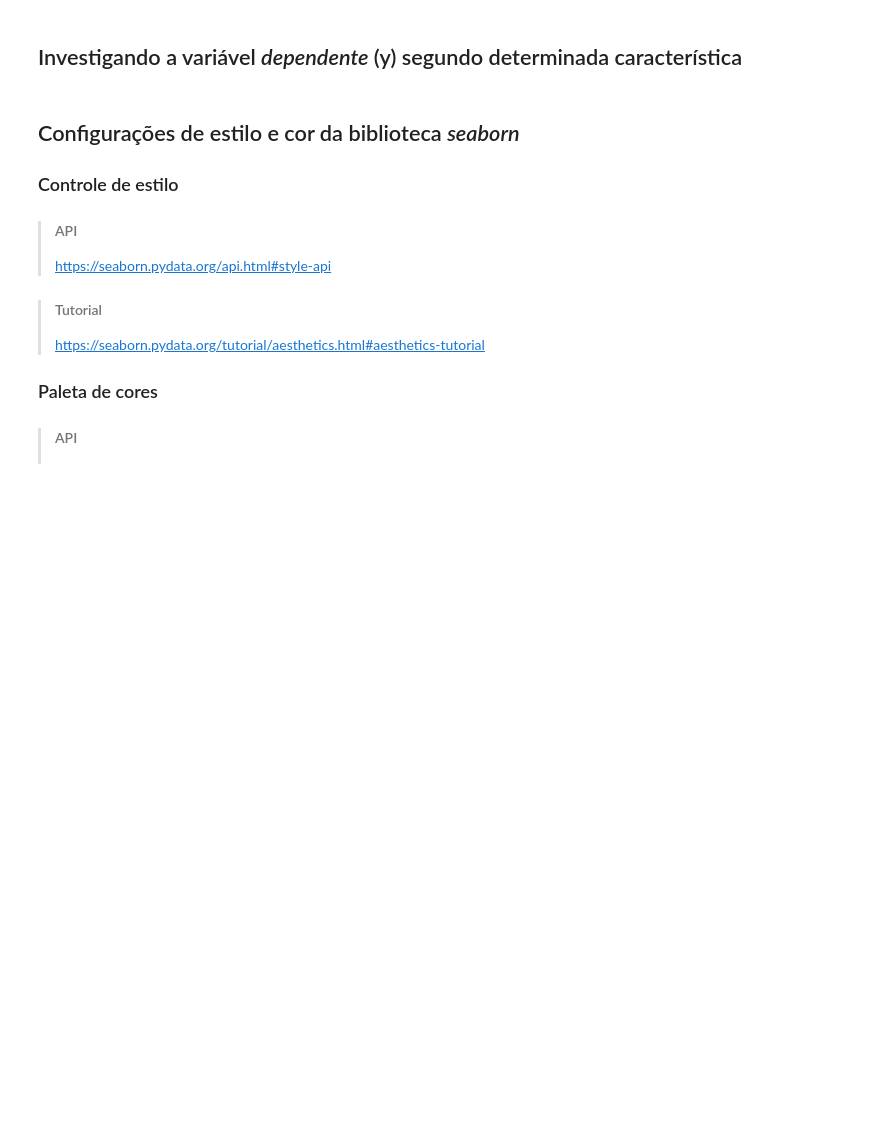
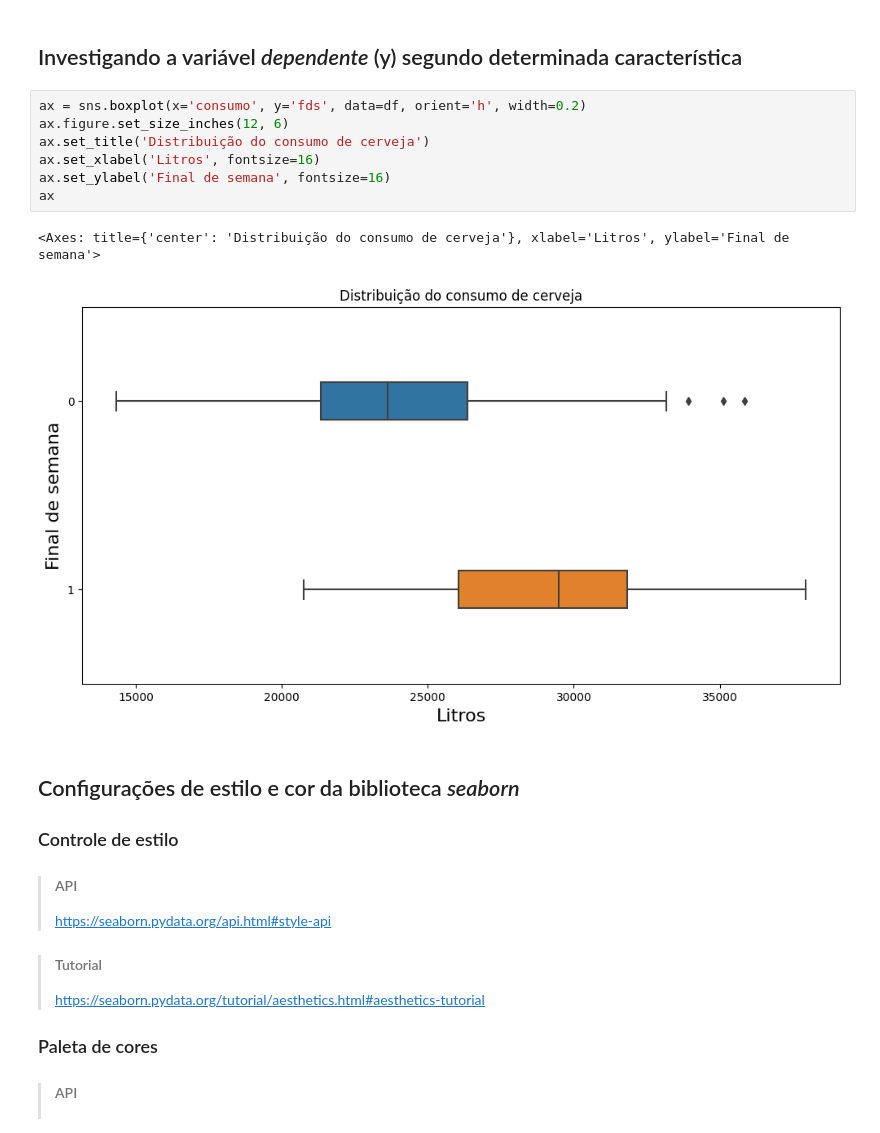
Before and after one commit to LuTDC/estatistica_python_alura, a Jupyter notebook: Modulo6 - Testando relações e prevendo resultados/Regressão Linear.ipynb, the cells around one changed output. Saved outputs shown, nothing was run; the diff lists cells and outputs as text; blank space fills up the shorter version.

```diff
--- a/Modulo6 - Testando relações e prevendo resultados/Regressão Linear.ipynb
+++ b/Modulo6 - Testando relações e prevendo resultados/Regressão Linear.ipynb
@@ -120,6 +140,16 @@ https://seaborn.pydata.org/generated/seaborn.boxplot.html?highlight=boxplot#seab
 <hr style='border: 2px solid red;'>
 # %% [markdown]
 ## Investigando a variável *dependente* (y) segundo determinada característica
+# %%
+ax = sns.boxplot(x='consumo', y='fds', data=df, orient='h', width=0.2)
+ax.figure.set_size_inches(12, 6)
+ax.set_title('Distribuição do consumo de cerveja')
+ax.set_xlabel('Litros', fontsize=16)
+ax.set_ylabel('Final de semana', fontsize=16)
+ax
+# %% [output]
+<Axes: title={'center': 'Distribuição do consumo de cerveja'}, xlabel='Litros', ylabel='Final de semana'>
+[figure, added]
 # %% [markdown]
 ## Configurações de estilo e cor da biblioteca *seaborn*
 
```
Also changed, not shown: parts of 6 cells of this notebook.
